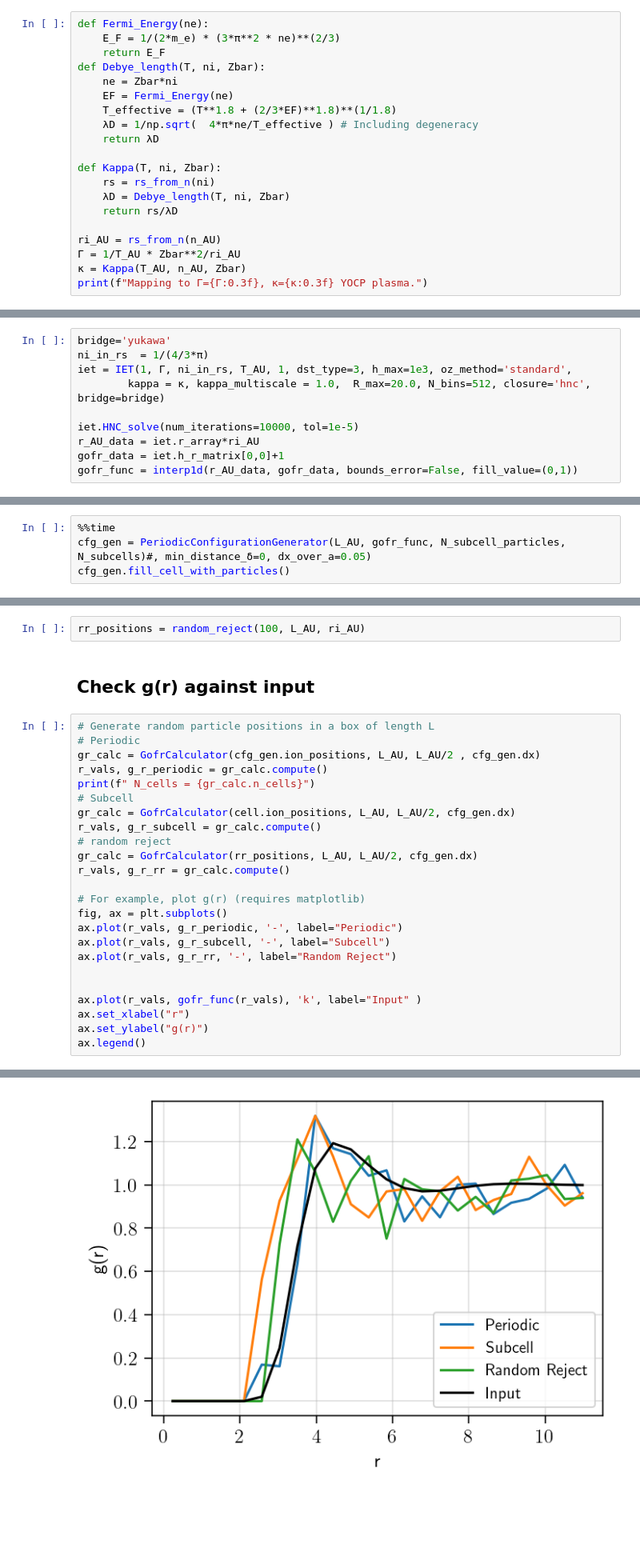
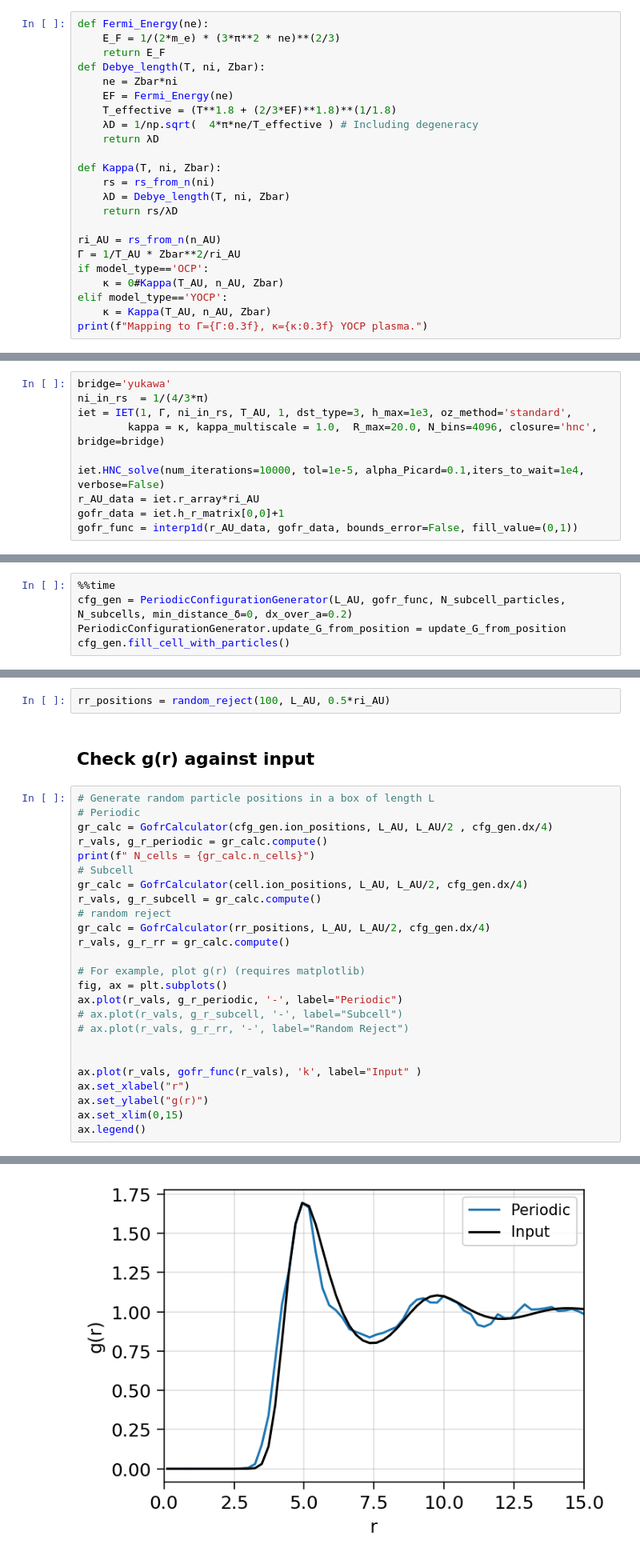
Before and after one commit to ZachAJohnson/CorrelatedConfigurations, a Jupyter notebook: examples/Yukawa_example_Al_for_QE.ipynb, the cells around one changed output, grey strips where cells are left out. Shown: that part at 80% size. Saved outputs shown, nothing was run; the diff lists cells and outputs as text; blank space fills up the shorter version.

```diff
--- a/examples/Yukawa_example_Al_for_QE.ipynb
+++ b/examples/Yukawa_example_Al_for_QE.ipynb
@@ -79,6 +82,9 @@ def Kappa(T, ni, Zbar):
 
 ri_AU = rs_from_n(n_AU)
 Γ = 1/T_AU * Zbar**2/ri_AU
-κ = Kappa(T_AU, n_AU, Zbar)
+if model_type=='OCP':
+    κ = 0#Kappa(T_AU, n_AU, Zbar)
+elif model_type=='YOCP':
+    κ = Kappa(T_AU, n_AU, Zbar)
 print(f"Mapping to Γ={Γ:0.3f}, κ={κ:0.3f} YOCP plasma.")
 # %% [output]
@@ -89,9 +95,9 @@ Mapping to Γ=81.707, κ=3.228 YOCP plasma.
 bridge='yukawa'
 ni_in_rs  = 1/(4/3*π)
 iet = IET(1, Γ, ni_in_rs, T_AU, 1, dst_type=3, h_max=1e3, oz_method='standard',
-        kappa = κ, kappa_multiscale = 1.0,  R_max=20.0, N_bins=512, closure='hnc', bridge=bridge)
+        kappa = κ, kappa_multiscale = 1.0,  R_max=20.0, N_bins=4096, closure='hnc', bridge=bridge)
 
-iet.HNC_solve(num_iterations=10000, tol=1e-5)
+iet.HNC_solve(num_iterations=10000, tol=1e-5, alpha_Picard=0.1,iters_to_wait=1e4, verbose=False)
 r_AU_data = iet.r_array*ri_AU
 gofr_data = iet.h_r_matrix[0,0]+1
 gofr_func = interp1d(r_AU_data, gofr_data, bounds_error=False, fill_value=(0,1))
@@ -144,5 +189,6 @@ Create first with a method that gives a unique position to every particle across
 # %%
 %%time
-cfg_gen = PeriodicConfigurationGenerator(L_AU, gofr_func, N_subcell_particles, N_subcells)#, min_distance_δ=0, dx_over_a=0.05)
+cfg_gen = PeriodicConfigurationGenerator(L_AU, gofr_func, N_subcell_particles, N_subcells, min_distance_δ=0, dx_over_a=0.2)
+PeriodicConfigurationGenerator.update_G_from_position = update_G_from_position
 cfg_gen.fill_cell_with_particles()
 # %% [output]
@@ -157,34 +203,35 @@ cfg_gen.L_subcell
 ### 3. Create g(r) with random reject
 Create first with a method that gives a unique position to every particle across a single subcell. It then copies this across every subcell and perturbs it.
 # %%
-rr_positions = random_reject(100, L_AU, ri_AU)
+rr_positions = random_reject(100, L_AU, 0.5*ri_AU)
 # %% [markdown]
 ## Check g(r) against input
 # %%
 # Generate random particle positions in a box of length L
 # Periodic
-gr_calc = GofrCalculator(cfg_gen.ion_positions, L_AU, L_AU/2 , cfg_gen.dx)
+gr_calc = GofrCalculator(cfg_gen.ion_positions, L_AU, L_AU/2 , cfg_gen.dx/4)
 r_vals, g_r_periodic = gr_calc.compute()
 print(f" N_cells = {gr_calc.n_cells}")
 # Subcell
-gr_calc = GofrCalculator(cell.ion_positions, L_AU, L_AU/2, cfg_gen.dx)
+gr_calc = GofrCalculator(cell.ion_positions, L_AU, L_AU/2, cfg_gen.dx/4)
 r_vals, g_r_subcell = gr_calc.compute()
 # random reject
-gr_calc = GofrCalculator(rr_positions, L_AU, L_AU/2, cfg_gen.dx)
+gr_calc = GofrCalculator(rr_positions, L_AU, L_AU/2, cfg_gen.dx/4)
 r_vals, g_r_rr = gr_calc.compute()
 
 # For example, plot g(r) (requires matplotlib)
 fig, ax = plt.subplots()
 ax.plot(r_vals, g_r_periodic, '-', label="Periodic")
-ax.plot(r_vals, g_r_subcell, '-', label="Subcell")
-ax.plot(r_vals, g_r_rr, '-', label="Random Reject")
+# ax.plot(r_vals, g_r_subcell, '-', label="Subcell")
+# ax.plot(r_vals, g_r_rr, '-', label="Random Reject")
 
 
 ax.plot(r_vals, gofr_func(r_vals), 'k', label="Input" )
 ax.set_xlabel("r")
 ax.set_ylabel("g(r)")
+ax.set_xlim(0,15)
 ax.legend()
 # %% [output]
  N_cells = 2
 <matplotlib.legend.Legend at 0x...>
-[figure, old version]
+[figure, new version]
```
Also changed, not shown: parts of 15 cells of this notebook, 2 other files.
